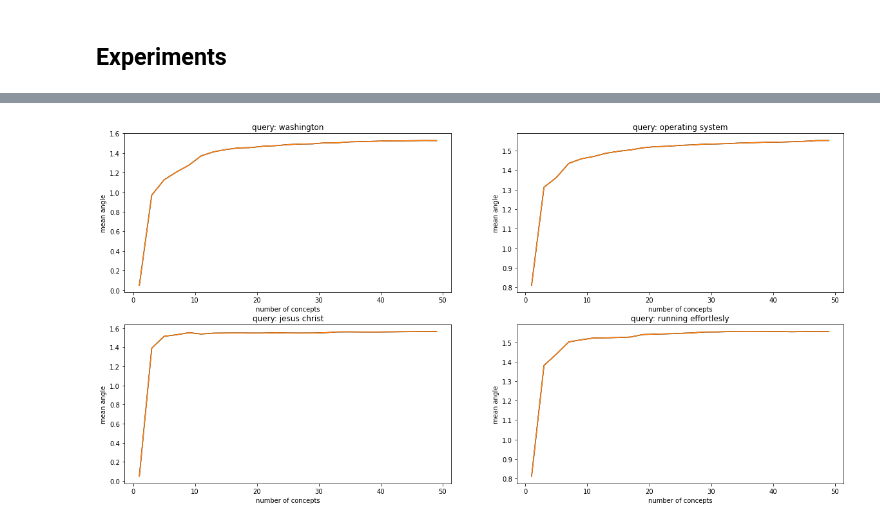
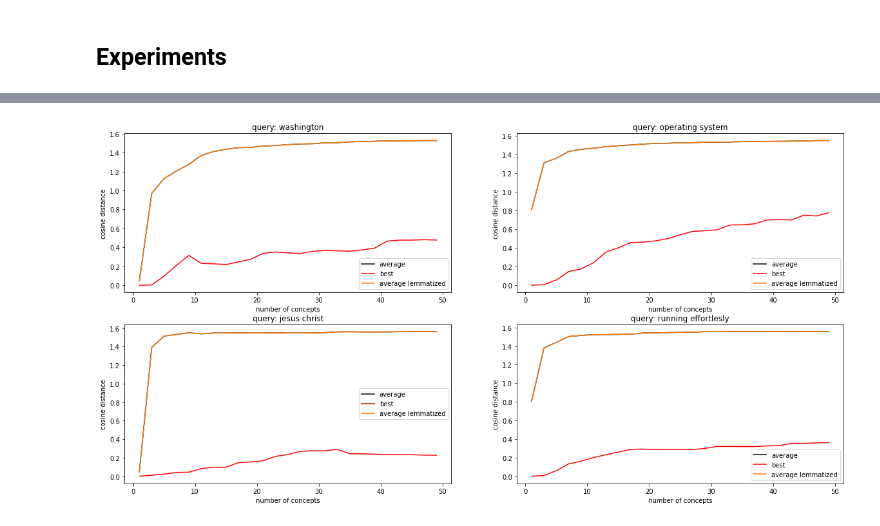
Before and after one commit to bukacdan/LSI-vector-model, a Jupyter notebook: logic/logic.ipynb, the cells around one changed output, grey strips where cells are left out. Drawn from its saved outputs; the diff is of its cells as text; code cells hidden in the pictures.

```diff
--- a/logic/logic.ipynb
+++ b/logic/logic.ipynb
@@ -398,15 +398,19 @@ df_exp
 # %%
 fig, axs = plt.subplots(2, 2, figsize=(20, 10))
 
 for i, query in enumerate(queries_exp):
     cur_df_lemmatized = df_exp[(df_exp['query'] == query) & (df_exp['lemmatized'] == True)]
     cur_df = df_exp[(df_exp['query'] == query) & (df_exp['lemmatized'] == False)]
     cur_ax = axs.flat[i]
-    cur_ax.set(xlabel='number of concepts', ylabel='mean angle', title=f'query: {query}')
-    cur_ax.plot(cur_df.number_of_concepts, cur_df.average_angle, 'k')
-    cur_ax.plot(cur_df_lemmatized.number_of_concepts, cur_df_lemmatized.average_angle, 'tab:orange')
+    cur_ax.set(xlabel='number of concepts', ylabel='cosine distance', title=f'query: {query}')
+    line_average = cur_ax.plot(cur_df.number_of_concepts, cur_df.average_angle, 'k')
+    line_best = cur_ax.plot(cur_df.number_of_concepts, cur_df.best_angle, 'r')
+    line_average_lemmatized = cur_ax.plot(cur_df_lemmatized.number_of_concepts,
+                                          cur_df_lemmatized.average_angle,
+                                          'tab:orange')
+    cur_ax.legend(["average", "best", "average lemmatized"])
 
 plt.draw()
 plt.show()
 # %% [output]
-[figure, old version]
+[figure, new version]
```
Also changed, not shown: parts of 2 cells of this notebook.
